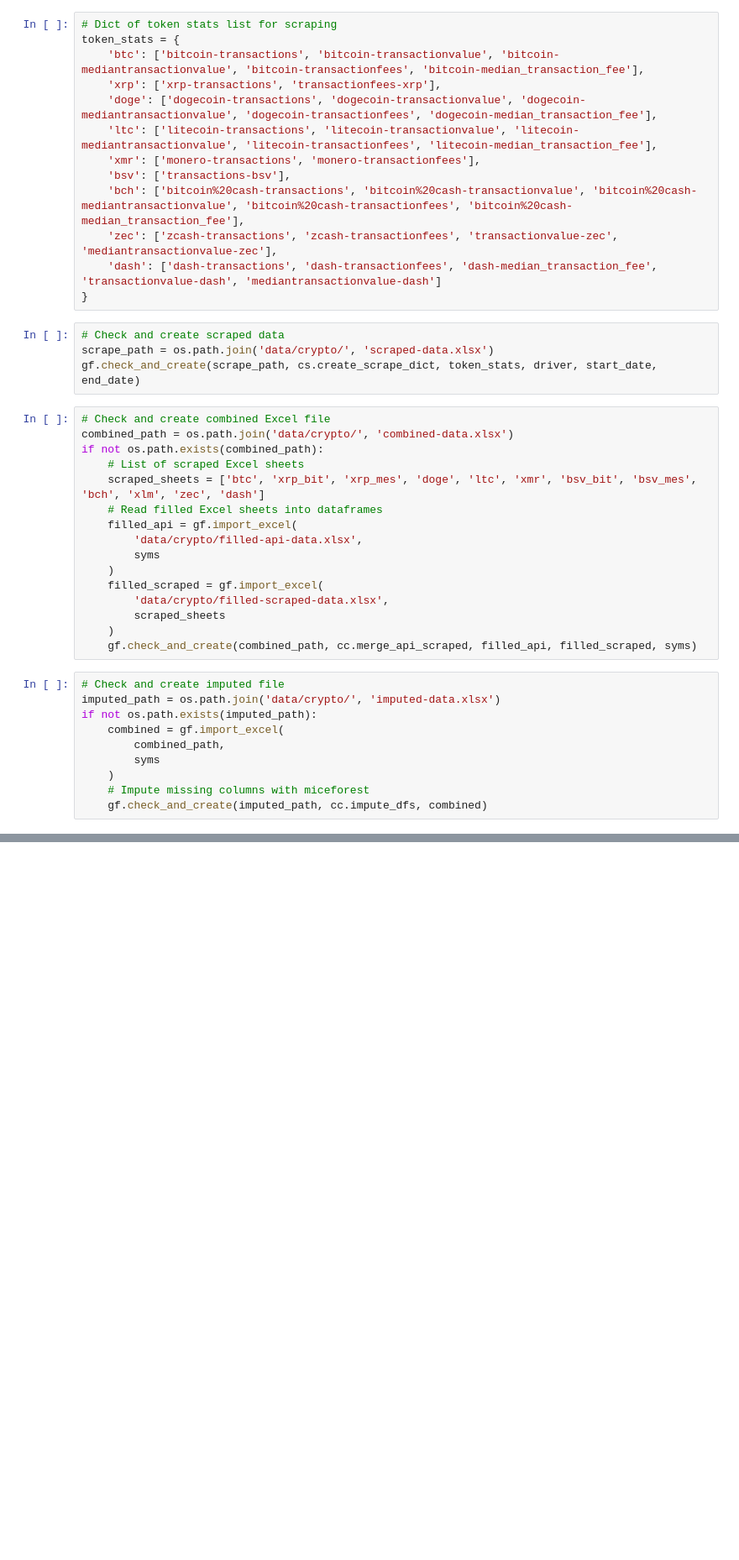
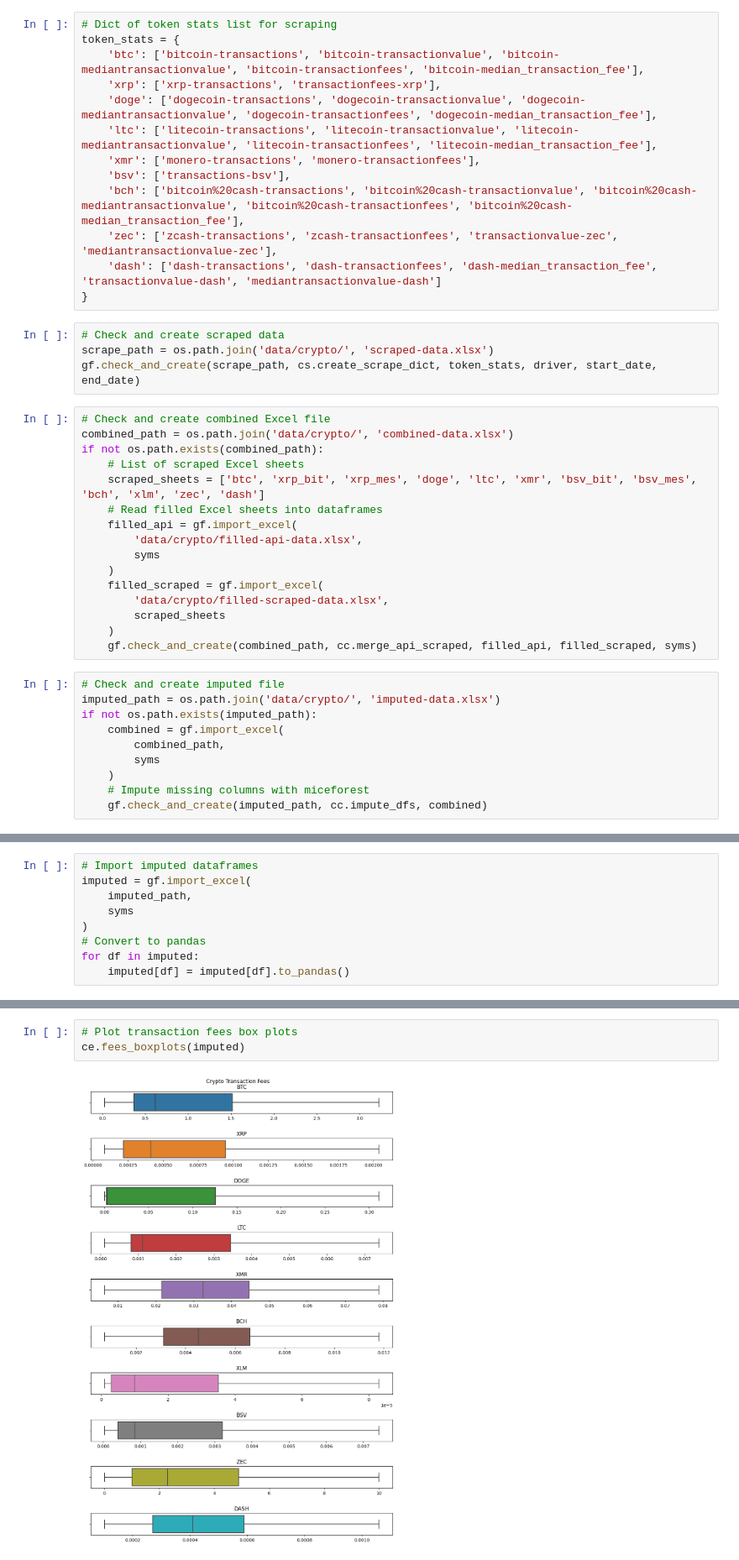
Before and after one commit to kietnguyen01/Remittance-Fees-Analysis, a Jupyter notebook: crypto.ipynb, the cells around one changed output, grey strips where cells are left out. Shown at 84% size. Drawn from its saved outputs; the diff is of its cells as text; blank space fills up the shorter version.

```diff
--- a/crypto.ipynb
+++ b/crypto.ipynb
@@ -86,0 +76,9 @@ if not os.path.exists(desc_path):
+# %%
+# Import imputed dataframes
+imputed = gf.import_excel(
+    imputed_path,
+    syms
+)
+# Convert to pandas
+for df in imputed:
+    imputed[df] = imputed[df].to_pandas()
@@ -86,0 +127,5 @@ if not os.path.exists(desc_path):
+# %%
+# Plot transaction fees box plots
+ce.fees_boxplots(imputed)
+# %% [output]
+[figure, added]
```
Also changed, not shown: parts of 6 cells of this notebook, 3 other files.
